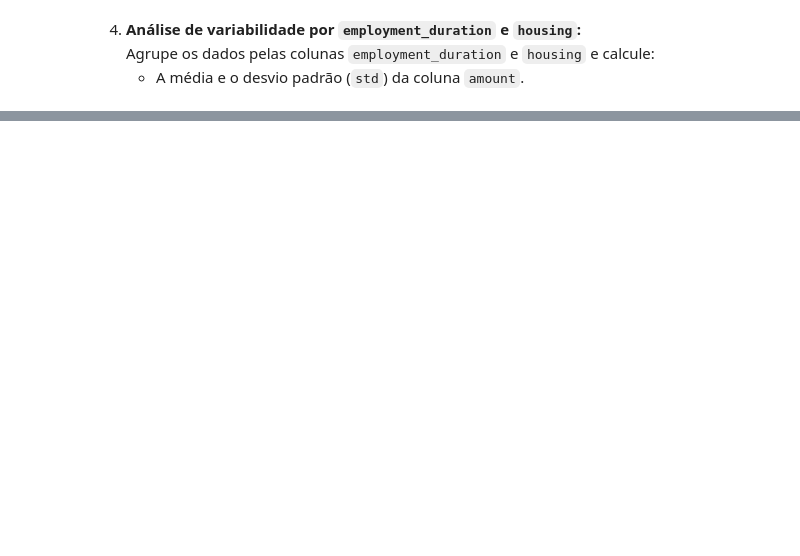
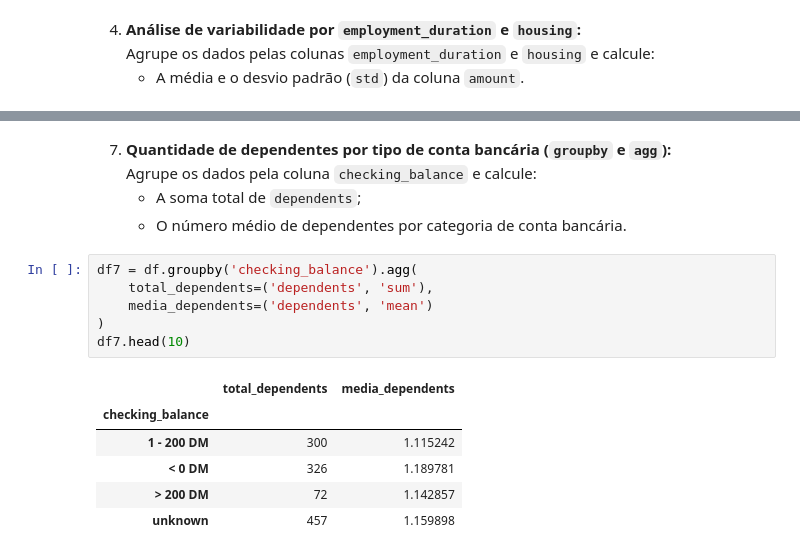
Before and after one commit to gotinho/Residencia-IA-SENAI-Disciplina-1-Linguagens-de-Programacao, a Jupyter notebook: atividade3/Atividade_3_Pandas.ipynb, the cells around one changed output, grey strips where cells are left out. Cells and saved outputs as stored; diff of their text form; blank space fills up the shorter version.

```diff
--- a/atividade3/Atividade_3_Pandas.ipynb
+++ b/atividade3/Atividade_3_Pandas.ipynb
@@ -121,0 +159,18 @@ df.head()
+# %% [markdown]
+7. **Quantidade de dependentes por tipo de conta bancária (`groupby` e `agg`):**
+   Agrupe os dados pela coluna `checking_balance` e calcule:
+   - A soma total de `dependents`;
+   - O número médio de dependentes por categoria de conta bancária.
+# %%
+df7 = df.groupby('checking_balance').agg(
+    total_dependents=('dependents', 'sum'),
+    media_dependents=('dependents', 'mean')
+)
+df7.head(10)
+# %% [output]
+|  | total_dependents | media_dependents |
+| checking_balance |  |  |
+| 1 - 200 DM | 300 | 1.115242 |
+| < 0 DM | 326 | 1.189781 |
+| > 200 DM | 72 | 1.142857 |
+| unknown | 457 | 1.159898 |
```
Also changed, not shown: parts of 3 cells of this notebook, 2 other files.
